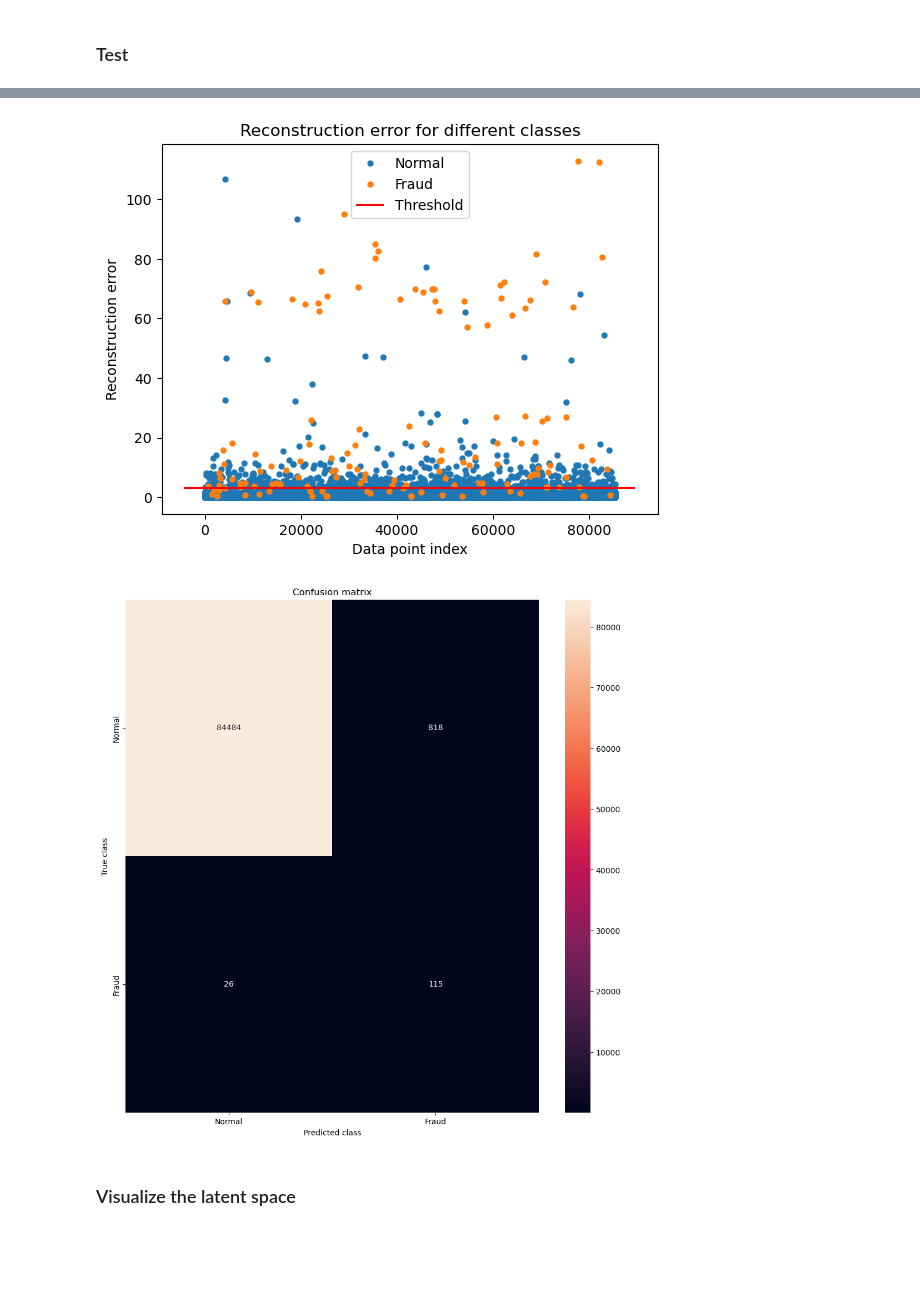
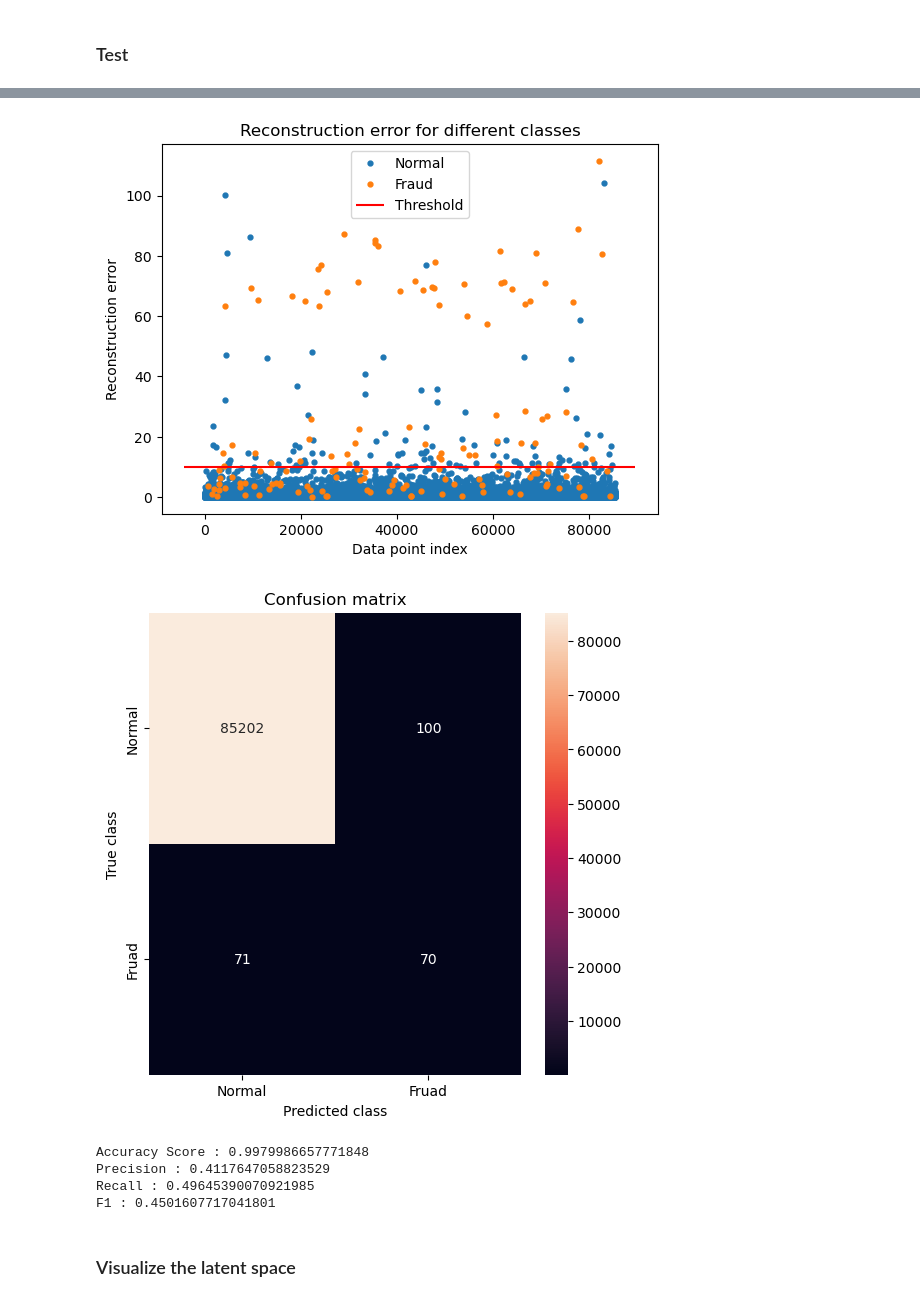
Before and after one commit to m1r1st4r/AI, a Jupyter notebook: 07_1103_FraudDetection(DAE).ipynb, the cells around one changed output, grey strips where cells are left out. Cells and saved outputs as stored; diff of their text form; code cells hidden in the pictures; blank space fills up the shorter version.

```diff
--- a/07_1103_FraudDetection(DAE).ipynb
+++ b/07_1103_FraudDetection(DAE).ipynb
@@ -225,7 +224,7 @@ plt.legend(['train', 'test'], loc='upper right');
 # %% [markdown]
 ### Test
 # %%
-dae = load_model('fraudDAE.pth')
+dae = load_model('./pth/fraudDAE.pth')
 # %%
 predictions = dae.predict(X_test_noise)
 mse = np.mean(np.power(X_test - predictions, 2), axis=1)
@@ -246,5 +245,5 @@ error_df.describe()
 # %%
-threshold = 2.9
+threshold = 10
 # %%
 groups = error_df.groupby('true_class')
 fig, ax = plt.subplots()
@@ -259,21 +258,34 @@ plt.ylabel("Reconstruction error")
 plt.xlabel("Data point index")
 plt.show();
 # %% [output]
-[figure, old version]
+[figure, new version]
 # %%
 from sklearn.metrics import classification_report, confusion_matrix, ConfusionMatrixDisplay
-LABELS = ['Normal','Fraud']
+LABELS = ["Normal", "Fruad"]
 
 y_pred = [1 if e > threshold else 0 for e in error_df.reconstruction_error.values]
 conf_matrix = confusion_matrix(error_df.true_class, y_pred)
-plt.figure(figsize=(12, 12))
+plt.figure(figsize=(6, 6))
 sns.heatmap(conf_matrix, xticklabels=LABELS, yticklabels=LABELS, annot=True, fmt="d");
 plt.title("Confusion matrix")
 plt.ylabel('True class')
 plt.xlabel('Predicted class')
 plt.show()
 # %% [output]
-[figure, old version]
+[figure, new version]
+# %%
+from sklearn.metrics import precision_recall_fscore_support
+from sklearn.metrics import accuracy_score
+precision, recall, f1,_ = precision_recall_fscore_support(y_test,y_pred,average='binary')
+print ('Accuracy Score :',accuracy_score(error_df.true_class, y_pred) )
+print ('Precision :',precision )
+print ('Recall :',recall )
+print ('F1 :',f1 )
+# %% [output]
+Accuracy Score : 0.9979986657771848
+Precision : 0.4117647058823529
+Recall : 0.49645390070921985
+F1 : 0.4501607717041801
 # %% [markdown]
 ### Visualize the latent space
 # %%
```
Also changed, not shown: parts of 9 cells of this notebook, 3 other files.
